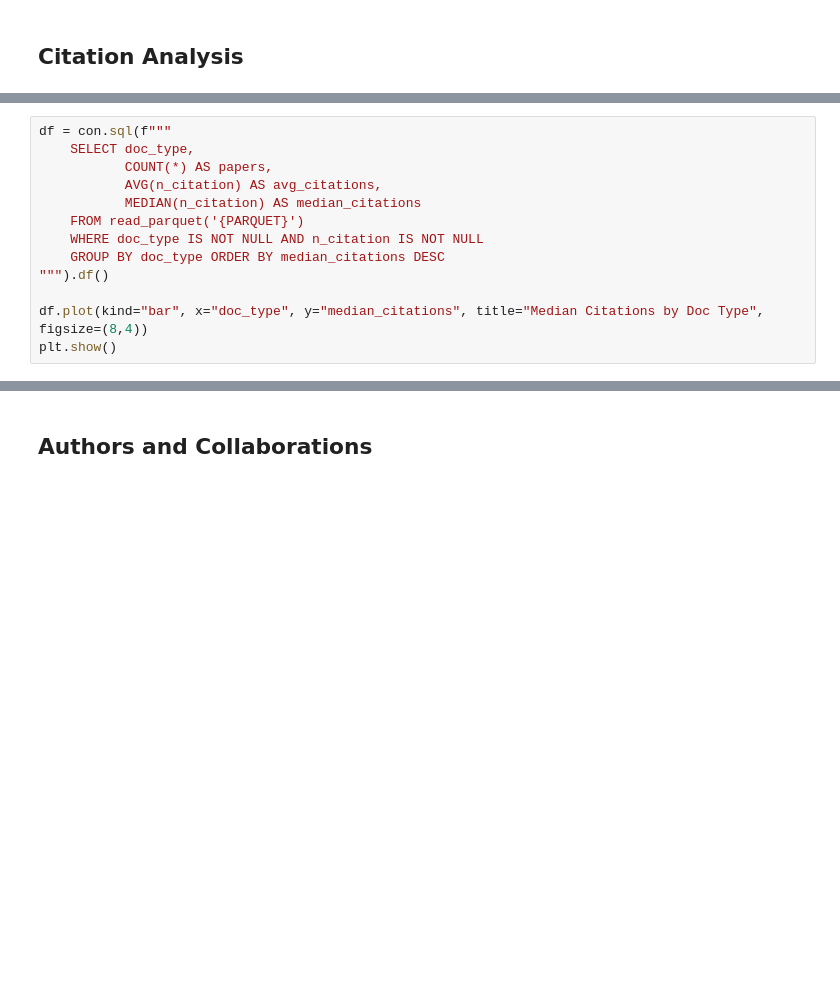
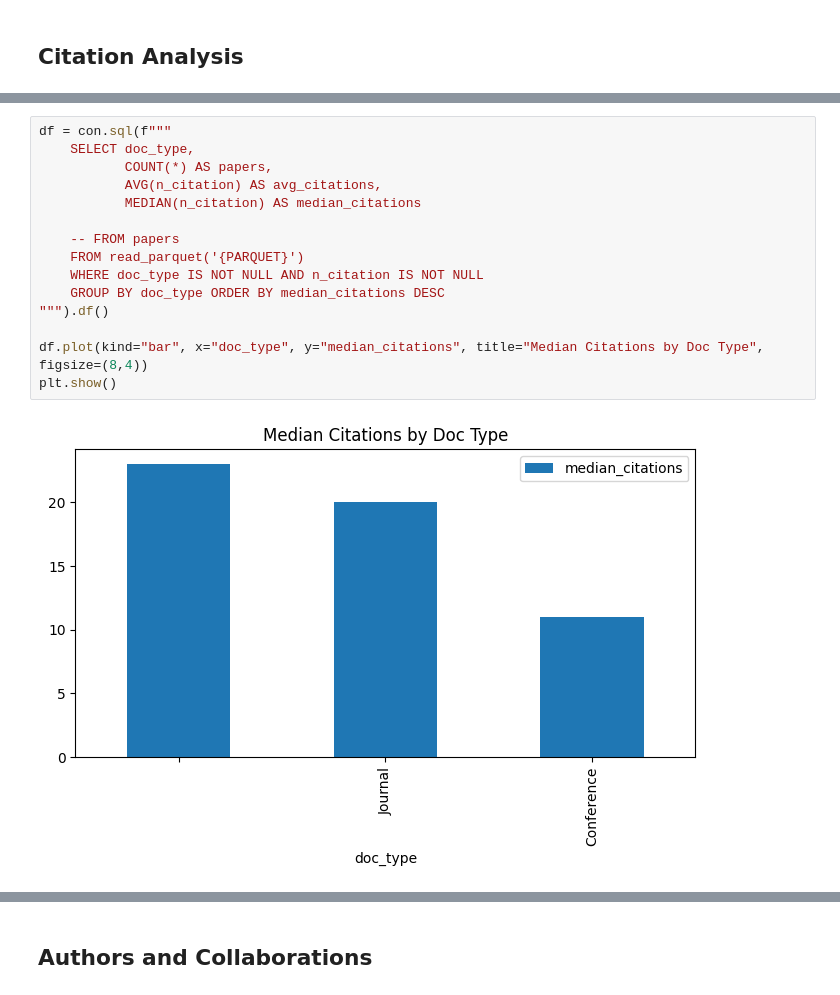
Before and after one commit to ManuCa93/data_project_3, a Jupyter notebook: notebook.ipynb, the cells around one changed output, grey strips where cells are left out. Cells and saved outputs as stored; diff of their text form; blank space fills up the shorter version.

```diff
--- a/notebook.ipynb
+++ b/notebook.ipynb
@@ -131,16 +170,20 @@ plt.show()
 # %%
 df = con.sql(f"""
     SELECT doc_type,
            COUNT(*) AS papers,
            AVG(n_citation) AS avg_citations,
            MEDIAN(n_citation) AS median_citations
+
+    -- FROM papers
     FROM read_parquet('{PARQUET}')
     WHERE doc_type IS NOT NULL AND n_citation IS NOT NULL
     GROUP BY doc_type ORDER BY median_citations DESC
 """).df()
 
 df.plot(kind="bar", x="doc_type", y="median_citations", title="Median Citations by Doc Type", figsize=(8,4))
 plt.show()
+# %% [output]
+[figure, added]
 # %%
 df = con.sql(f"""
     SELECT year,
```
Also changed, not shown: parts of 53 cells of this notebook, 2 other files.
